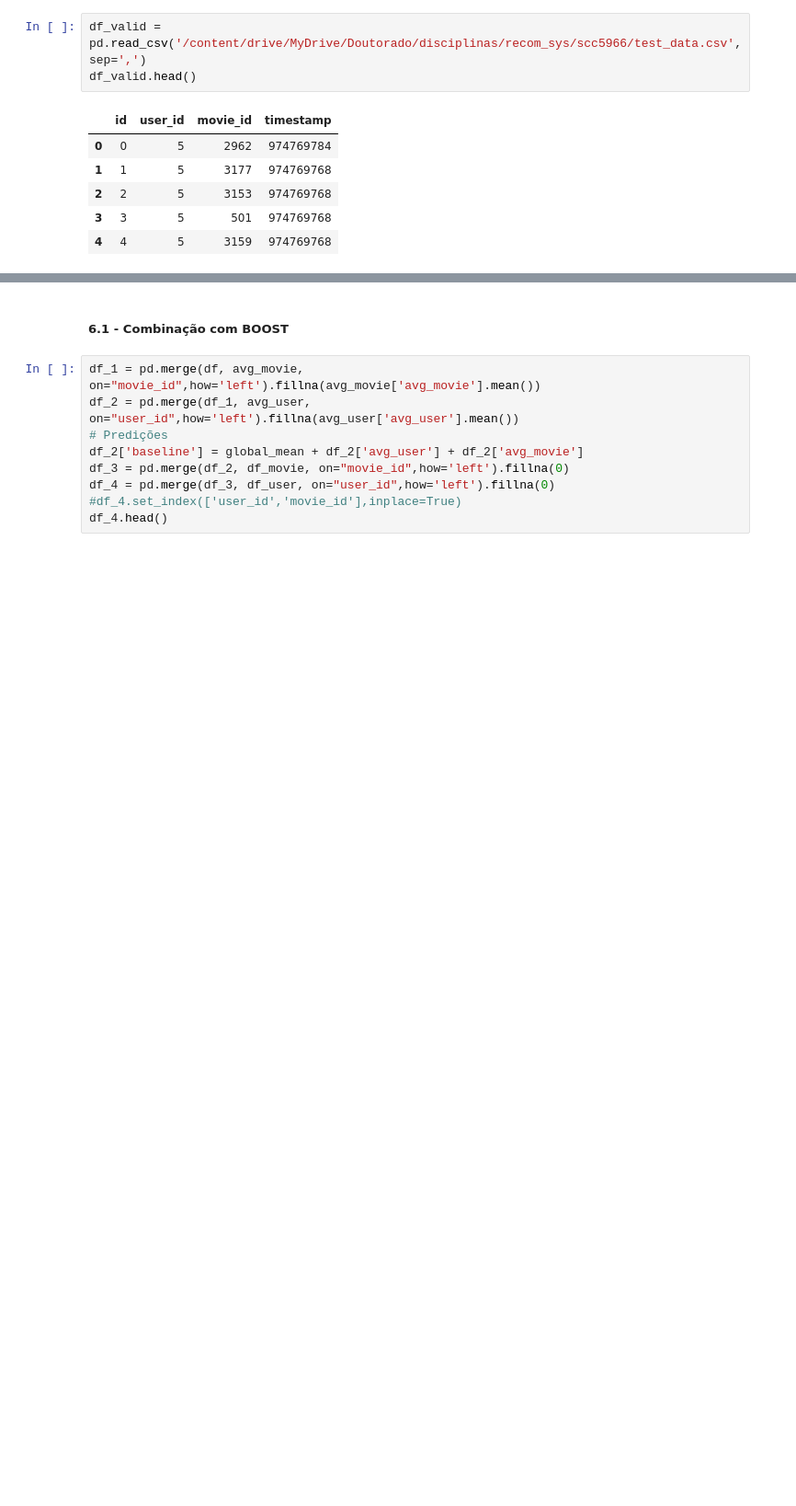
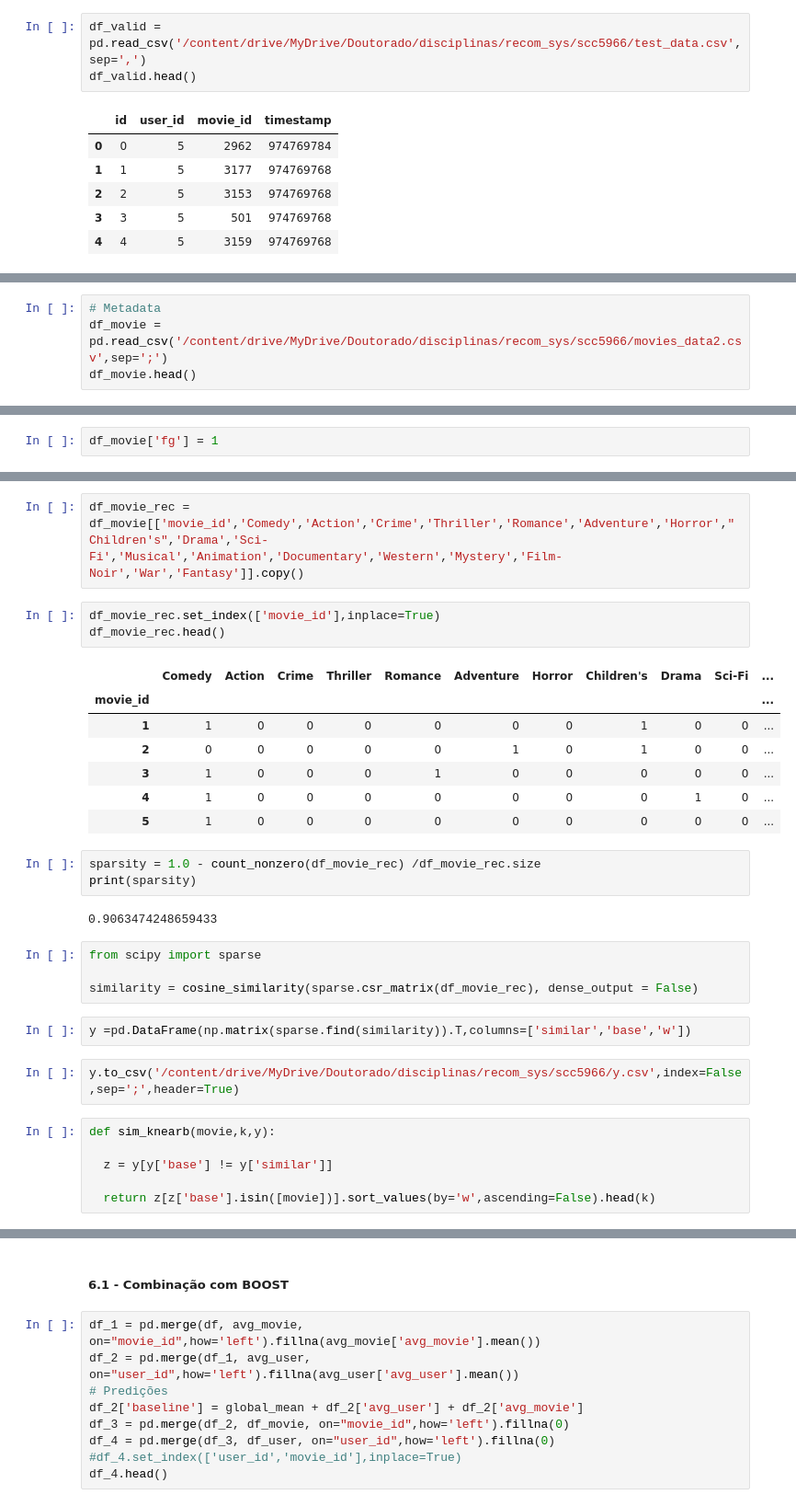
Before and after one commit to rodolfoarruda/MachineLearning, a Jupyter notebook: recom_sys_v2.ipynb, the cells around one changed output, grey strips where cells are left out. Shown at 92% size. Saved outputs shown, nothing was run; the diff lists cells and outputs as text; blank space fills up the shorter version.

```diff
--- a/recom_sys_v2.ipynb
+++ b/recom_sys_v2.ipynb
@@ -1109,0 +1076,4 @@ df_valid[['user_id','movie_id','id']].to_csv('/content/drive/MyDrive/Doutorado/d
+# %%
+# Metadata
+df_movie = pd.read_csv('/content/drive/MyDrive/Doutorado/disciplinas/recom_sys/scc5966/movies_data2.csv',sep=';')
+df_movie.head()
@@ -1109,0 +1087,2 @@ df_valid[['user_id','movie_id','id']].to_csv('/content/drive/MyDrive/Doutorado/d
+# %%
+df_movie['fg'] = 1
@@ -1109,0 +1101,32 @@ df_valid[['user_id','movie_id','id']].to_csv('/content/drive/MyDrive/Doutorado/d
+# %%
+df_movie_rec = df_movie[['movie_id','Comedy','Action','Crime','Thriller','Romance','Adventure','Horror',"Children's",'Drama','Sci-Fi','Musical','Animation','Documentary','Western','Mystery','Film-Noir','War','Fantasy']].copy()
+# %%
+df_movie_rec.set_index(['movie_id'],inplace=True)
+df_movie_rec.head()
+# %% [output]
+|  | Comedy | Action | Crime | Thriller | Romance | Adventure | Horror | Children's | Drama | Sci-Fi | ... |
+| movie_id |  |  |  |  |  |  |  |  |  |  | ... |
+| 1 | 1 | 0 | 0 | 0 | 0 | 0 | 0 | 1 | 0 | 0 | ... |
+| 2 | 0 | 0 | 0 | 0 | 0 | 1 | 0 | 1 | 0 | 0 | ... |
+| 3 | 1 | 0 | 0 | 0 | 1 | 0 | 0 | 0 | 0 | 0 | ... |
+| 4 | 1 | 0 | 0 | 0 | 0 | 0 | 0 | 0 | 1 | 0 | ... |
+| 5 | 1 | 0 | 0 | 0 | 0 | 0 | 0 | 0 | 0 | 0 | ... |
+# %%
+sparsity = 1.0 - count_nonzero(df_movie_rec) /df_movie_rec.size
+print(sparsity)
+# %% [output]
+0.9063474248659433
+# %%
+from scipy import sparse
+
+similarity = cosine_similarity(sparse.csr_matrix(df_movie_rec), dense_output = False)
+# %%
+y =pd.DataFrame(np.matrix(sparse.find(similarity)).T,columns=['similar','base','w'])
+# %%
+y.to_csv('/content/drive/MyDrive/Doutorado/disciplinas/recom_sys/scc5966/y.csv',index=False,sep=';',header=True)
+# %%
+def sim_knearb(movie,k,y):
+
+  z = y[y['base'] != y['similar']]
+
+  return z[z['base'].isin([movie])].sort_values(by='w',ascending=False).head(k)
```
Also changed, not shown: parts of 100 cells of this notebook.
